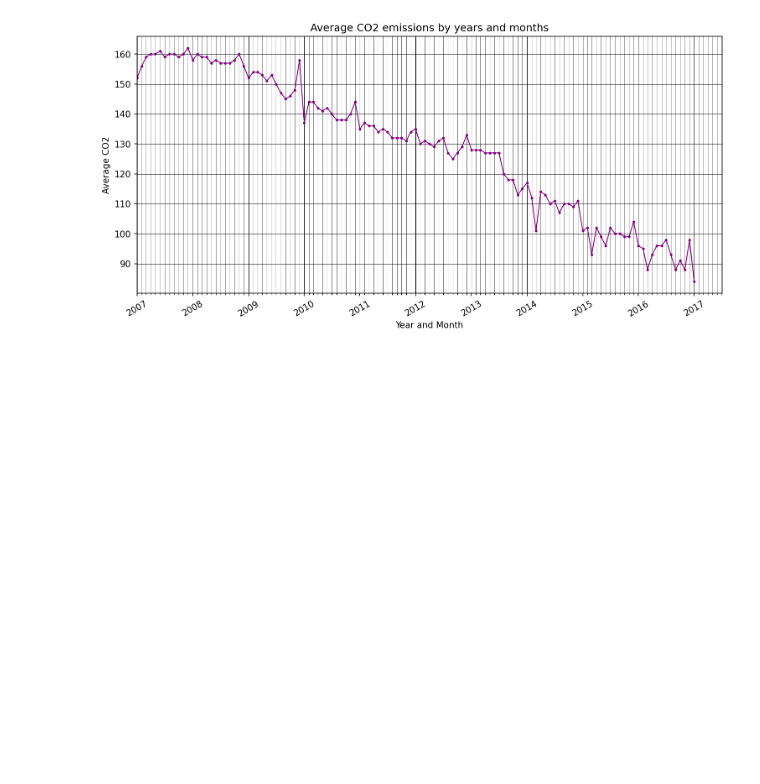
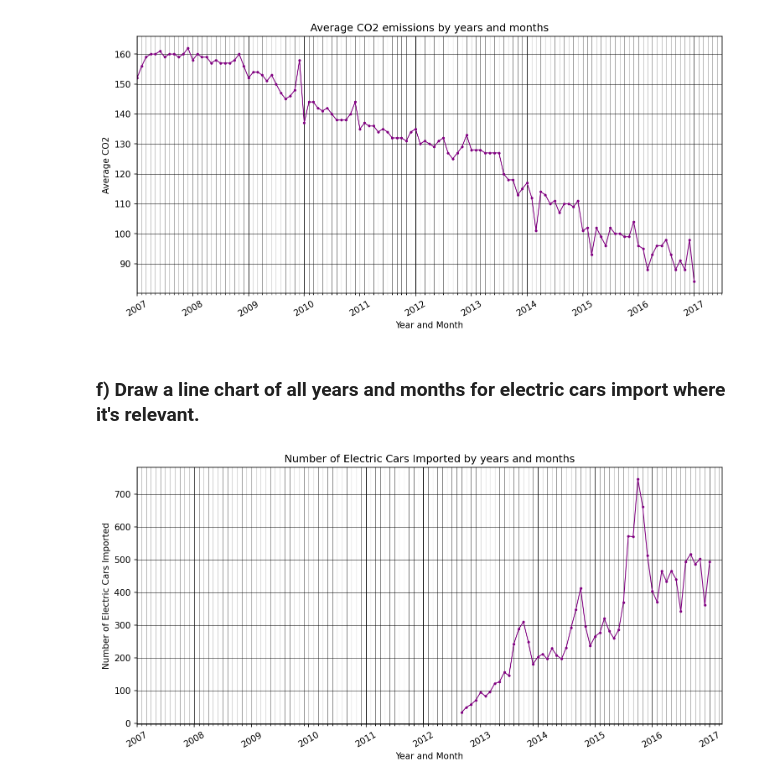
Before and after one commit to StefanLundberg77/ai_engineering_stefan_lundberg, a Jupyter notebook: exercises/exercise_0/car_sales_eda.ipynb, the cells around one changed output. Drawn from its saved outputs; the diff is of its cells as text; code cells hidden in the pictures; blank space fills up the shorter version.

Commit message:
number_imported_electric_cars_by_year_month chart

```diff
--- a/exercises/exercise_0/car_sales_eda.ipynb
+++ b/exercises/exercise_0/car_sales_eda.ipynb
@@ -284,3 +284,5 @@ fig.autofmt_xdate(ha='center')
 fig.savefig("avg_co2_by_year_month.png")
 # %% [output]
 [figure]
+# %% [markdown]
+### f) Draw a line chart of all years and months for electric cars import where it's relevant.
@@ -286,0 +291,33 @@ fig.savefig("avg_co2_by_year_month.png")
+# %%
+fig, ax = plt.subplots(figsize=(12, 6), dpi=150)
+plt.grid(True)
+ax.plot(df_date, df["Import_Electric"],
+        marker="o",
+        linestyle="-",
+        color="purple",
+        linewidth=1,
+        markersize=2)
+
+ax.set(xlabel="Year and Month",
+       ylabel="Number of Electric Cars Imported",
+       title="Number of Electric Cars Imported by years and months")
+
+# year as major ticks
+ax.xaxis.set_major_locator(mdates.YearLocator())
+ax.xaxis.set_major_formatter(mdates.DateFormatter('%Y'))
+
+# month as minor ticks
+ax.xaxis.set_minor_locator(mdates.MonthLocator())
+
+# Grid for both major and minor ticks
+ax.grid(which='major', color='black', linewidth=0.5)
+ax.grid(which='minor', color='gray', linewidth=0.5)
+
+# setting the x-axis limit to start at 2007-01
+ax.set_xlim(left=dt.datetime(2007, 1, 1))
+
+fig.autofmt_xdate(ha='center')
+
+fig.savefig("number_imported_electric_cars_by_year_month.png")
+# %% [output]
+[figure, added]
```
Also changed, not shown: parts of 1 cell of this notebook, 1 other file.
